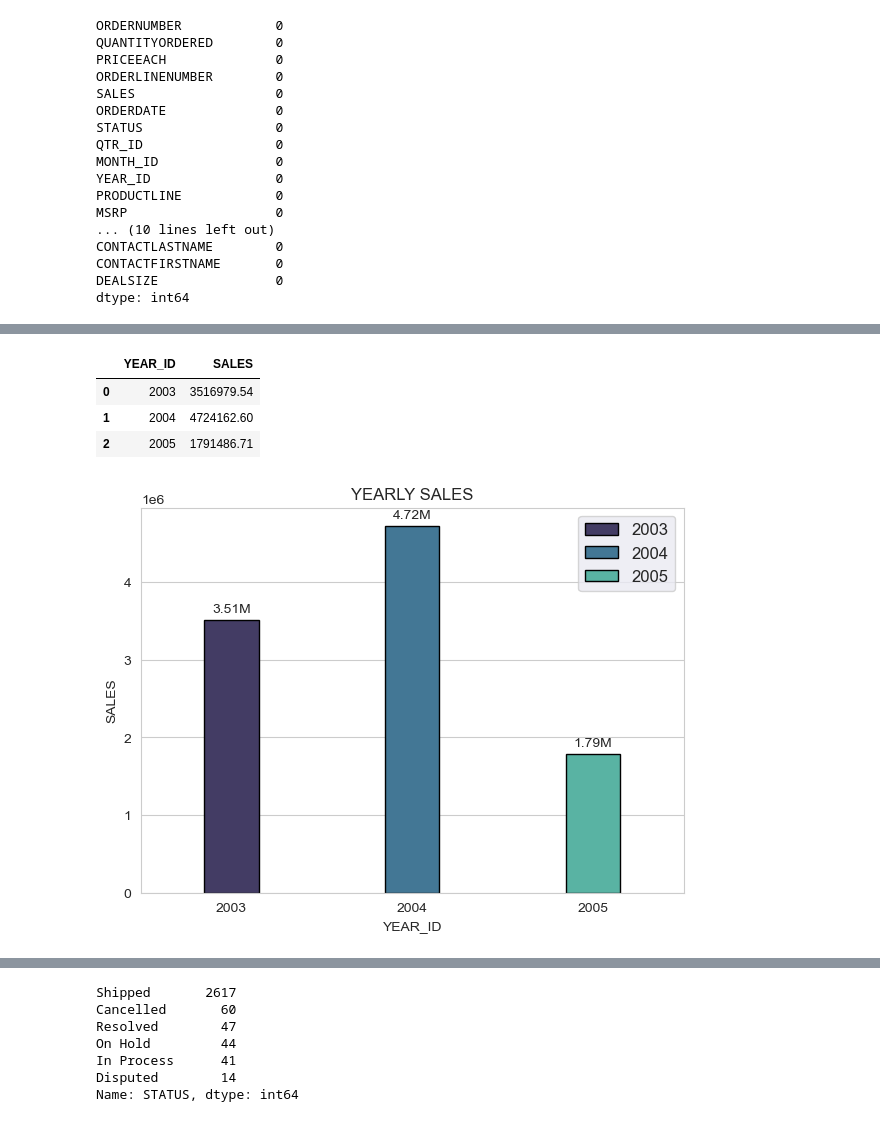
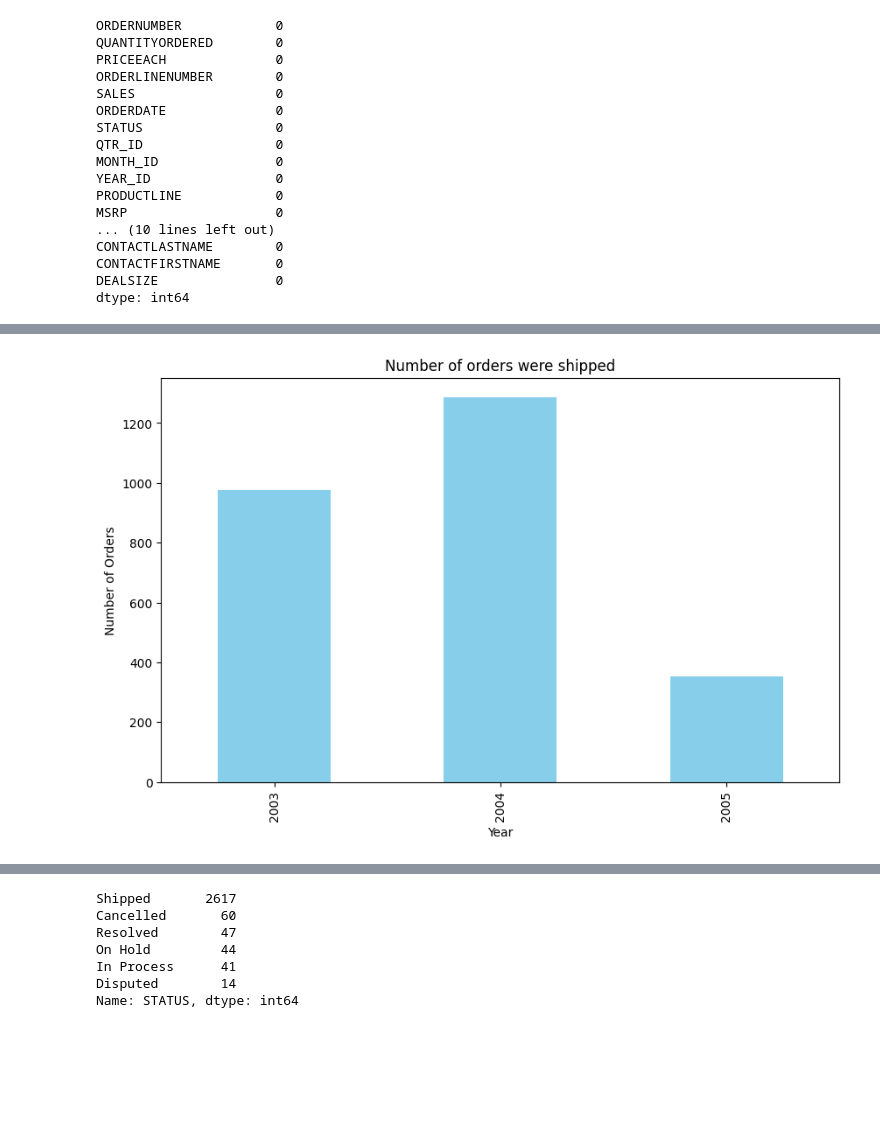
Before and after one commit to tanbaolailaptrinh/FinalMachineLearning, a Jupyter notebook: Bài 2/Question 2.ipynb, the cells around one changed output, grey strips where cells are left out. Saved outputs shown, nothing was run; the diff lists cells and outputs as text; code cells hidden in the pictures; blank space fills up the shorter version.

```diff
--- a/Bài 2/Question 2.ipynb
+++ b/Bài 2/Question 2.ipynb
@@ -77,4 +77,4 @@ def impute_most_frequent_labels(df):
 
 df = impute_most_frequent_labels(df)
 # %%
-df.drop(['ADDRESSLINE2','ORDERDATE','PHONE'],axis=1, inplace = True)
+df.drop(['ADDRESSLINE2','ORDERDATE','PHONE','CUSTOMERNAME','CONTACTLASTNAME','CONTACTFIRSTNAME'],axis=1, inplace = True)
@@ -100,32 +99,17 @@ plt.show()
-# %%
-yearly_sales=df.groupby(['YEAR_ID'])['SALES'].sum().reset_index()
-yearly_sales
-# %% [output]
-|  | YEAR_ID | SALES |
-| 0 | 2003 | 3516979.54 |
-| 1 | 2004 | 4724162.60 |
-| 2 | 2005 | 1791486.71 |
-# %%
-# Set the width and height of the figure
-plt.figure(figsize=(7,5))
-
-plt.title("YEARLY SALES") # add title
-plt.xlabel('YEARS')
-plt.ylabel('SALES (IN MILLIONS)')
-
-# main plotting of the bar chart
-z= sns.barplot(x='YEAR_ID',y='SALES',data=yearly_sales,hue='YEAR_ID',palette='mako',edgecolor='black', dodge=False, width= 0.3)
-sns.set_style('darkgrid')
-
-# to add labels to each bar in the bar chart
-tb = ['3.51M','4.72M','1.79M']
-z.bar_label(z.containers[0], labels=tb, padding=3) # labelling the first bar with a distance of 3 from the bar
-z.bar_label(z.containers[1], labels=tb, padding=3)
-z.bar_label(z.containers[2], labels=tb, padding=3)
-
-
-# adjust the legend size
-plt.legend(prop={'size': 12})
-plt.show()
-# %% [output]
-[figure, removed]
+# %%
+
+# Filter data for orders with STATUS 'Shipped'
+shipped_data = df[df['STATUS'] == 'Shipped']
+
+# Count the number of shipped orders for each year
+shipped_counts_by_year = shipped_data.groupby('YEAR_ID').size()
+
+# Plotting
+plt.figure(figsize=(10, 6))
+shipped_counts_by_year.plot(kind='bar', color='skyblue')
+plt.title('Number of orders were shipped')
+plt.xlabel('Year')
+plt.ylabel('Number of Orders')
+plt.show()
+# %% [output]
+[figure, added]
```
Also changed, not shown: parts of 39 cells of this notebook.
